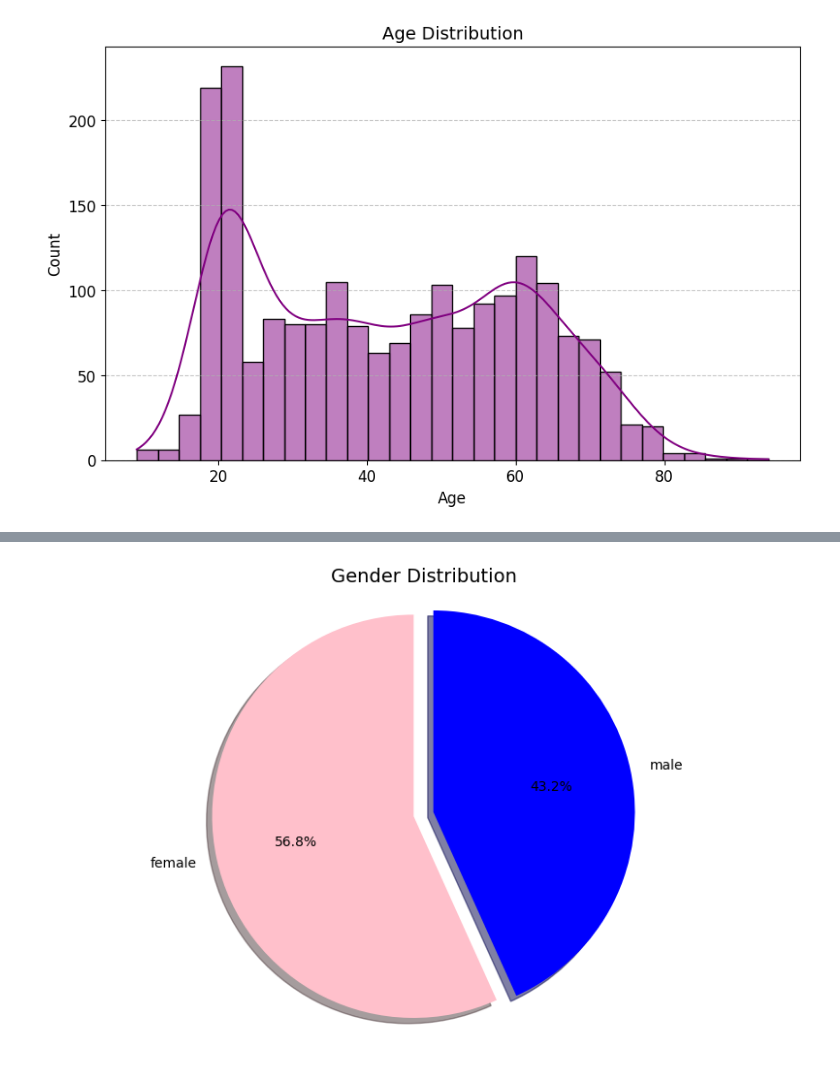
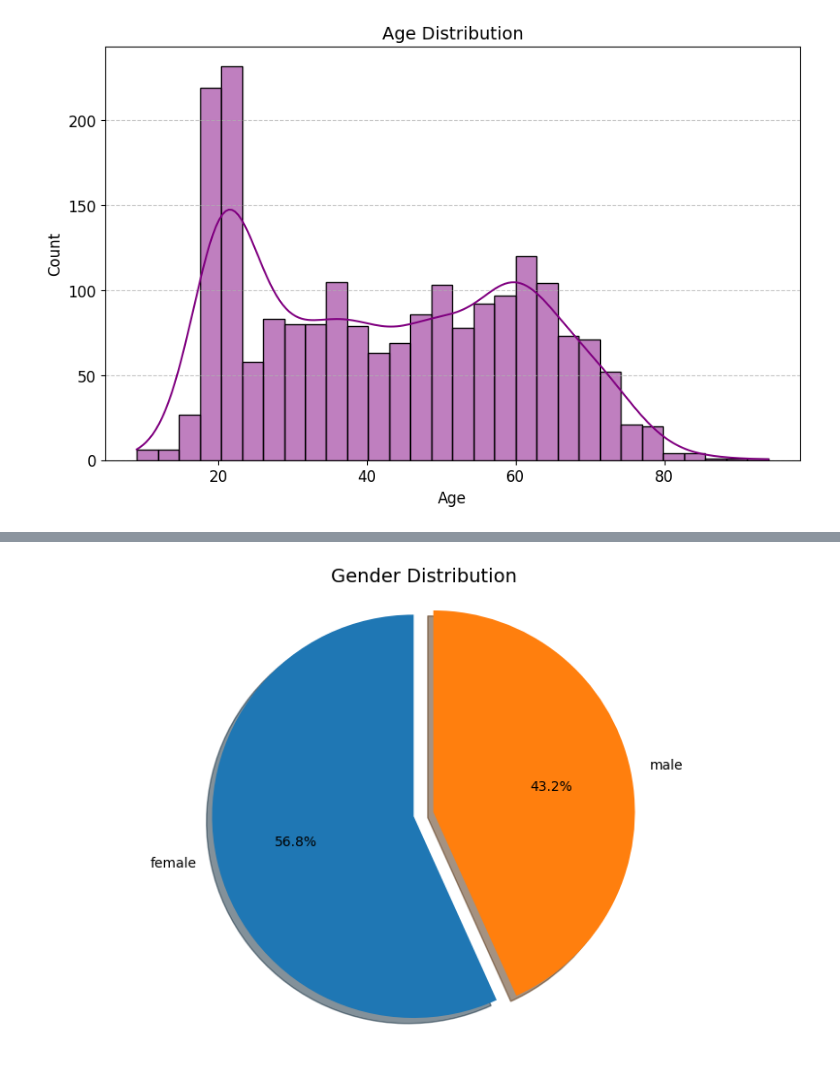
Before and after one commit to jackl92/health-analysis, a Jupyter notebook: health_analysis_eda.ipynb, the cells around one changed output, grey strips where cells are left out. Cells and saved outputs as stored; diff of their text form; code cells hidden in the pictures.

Commit message:
added graphs

```diff
--- a/health_analysis_eda.ipynb
+++ b/health_analysis_eda.ipynb
@@ -63,14 +75,13 @@ plt.show()
 # %%
 plt.figure(figsize=(10, 6))
 plt.pie(df_cleaned['gender'].value_counts().values,
         labels=df_cleaned['gender'].value_counts().index,
         autopct='%1.1f%%',
-        colors=['pink', 'blue'],
         explode=(0.05, 0.05),
         shadow=True,
         startangle=90)
 plt.title('Gender Distribution', fontsize=14)
 plt.axis('equal')
 plt.show()
 # %% [output]
-[figure, old version]
+[figure, new version]
```
Also changed, not shown: parts of 6 cells of this notebook.
